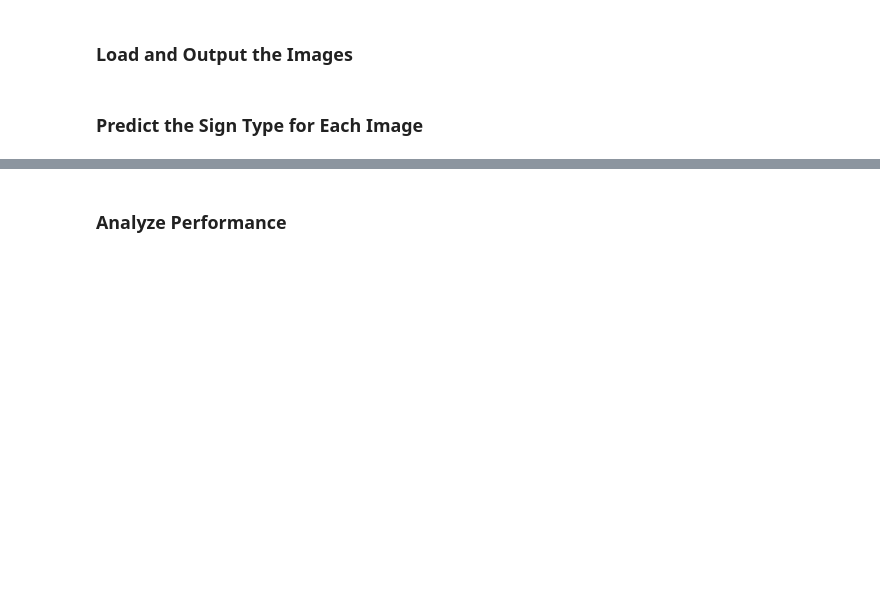
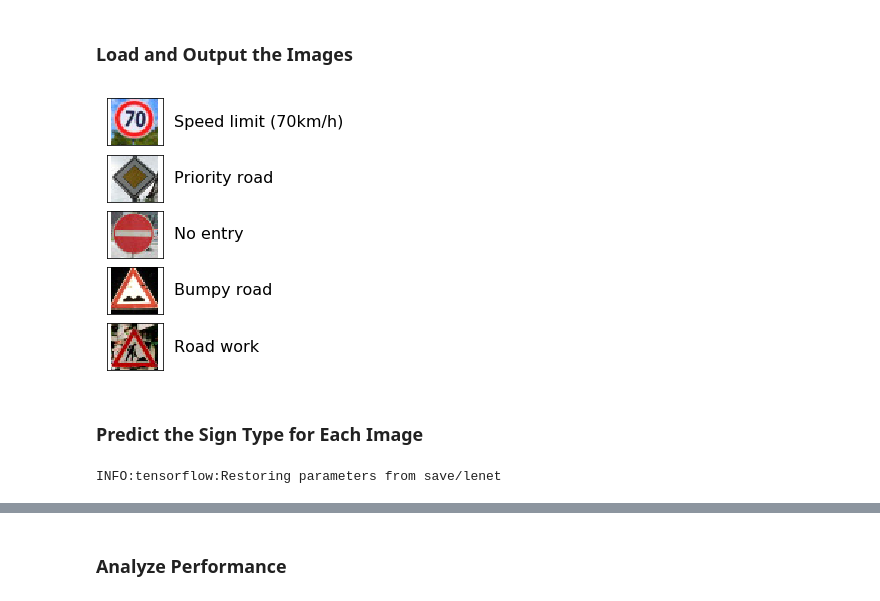
Before and after one commit to JohanSmet/udacity_carnd, a Jupyter notebook: Traffic_Sign_Classifier.ipynb, the cells around one changed output, grey strips where cells are left out. Cells and saved outputs as stored; diff of their text form; code cells hidden in the pictures; blank space fills up the shorter version.

```diff
--- a/Traffic_Sign_Classifier.ipynb
+++ b/Traffic_Sign_Classifier.ipynb
@@ -341,3 +476,37 @@ You may find `signnames.csv` useful as it contains mappings from the class id (i
+# %%
+new_image_filenames = [
+    '04_speed_limit_70.jpg',
+    '12_priority_road.jpg',
+    '17_no_entry.jpg',
+    '22_bumpy_road.jpg',
+    '25_road_work.jpg'
+]
+new_X = []
+new_y = [4, 12, 17, 22, 25]
+# %%
+import pandas as pd
+
+sign_data = pd.read_csv('signnames.csv')
+sign_names = sign_data['SignName']
+# %%
+import matplotlib.image as mpimg
+
+for filename in new_image_filenames:
+    img = mpimg.imread('extra_data/' + filename)
+    new_X.append(img)
+# %%
+def plot_images_with_names(X, y):
+    n = len(X)
+    fig, axes = plt.subplots(n, 1, sharex=True, sharey=True, figsize=(1,n),)
+    for idx, ax in zip(range(n), axes.flatten()):
+        ax.imshow(X[idx], aspect='equal')
+        ax.xaxis.set_visible(False)
+        ax.yaxis.set_visible(False)
+        ax.text(1.2,0.5, sign_names[y[idx]], transform=ax.transAxes, verticalalignment='center', fontsize=16)
+# %%
+plot_images_with_names(new_X, new_y)
+# %% [output]
+[figure, added]
 # %% [markdown]
 ### Predict the Sign Type for Each Image
 # %%
@@ -346,0 +519,13 @@ You may find `signnames.csv` useful as it contains mappings from the class id (i
+# %%
+new_softmax = []
+new_pred_y  = []
+
+with tf.Session() as session:
+    classifier.restore_model(session)
+
+    for img in new_X_pre:
+        pred = classifier.run_prediction(session, img)
+        new_softmax.append(pred)
+        new_pred_y.append(np.argmax(pred))
+# %% [output]
+INFO:tensorflow:Restoring parameters from save/lenet
```
Also changed, not shown: parts of 22 cells of this notebook, 5 other files.
